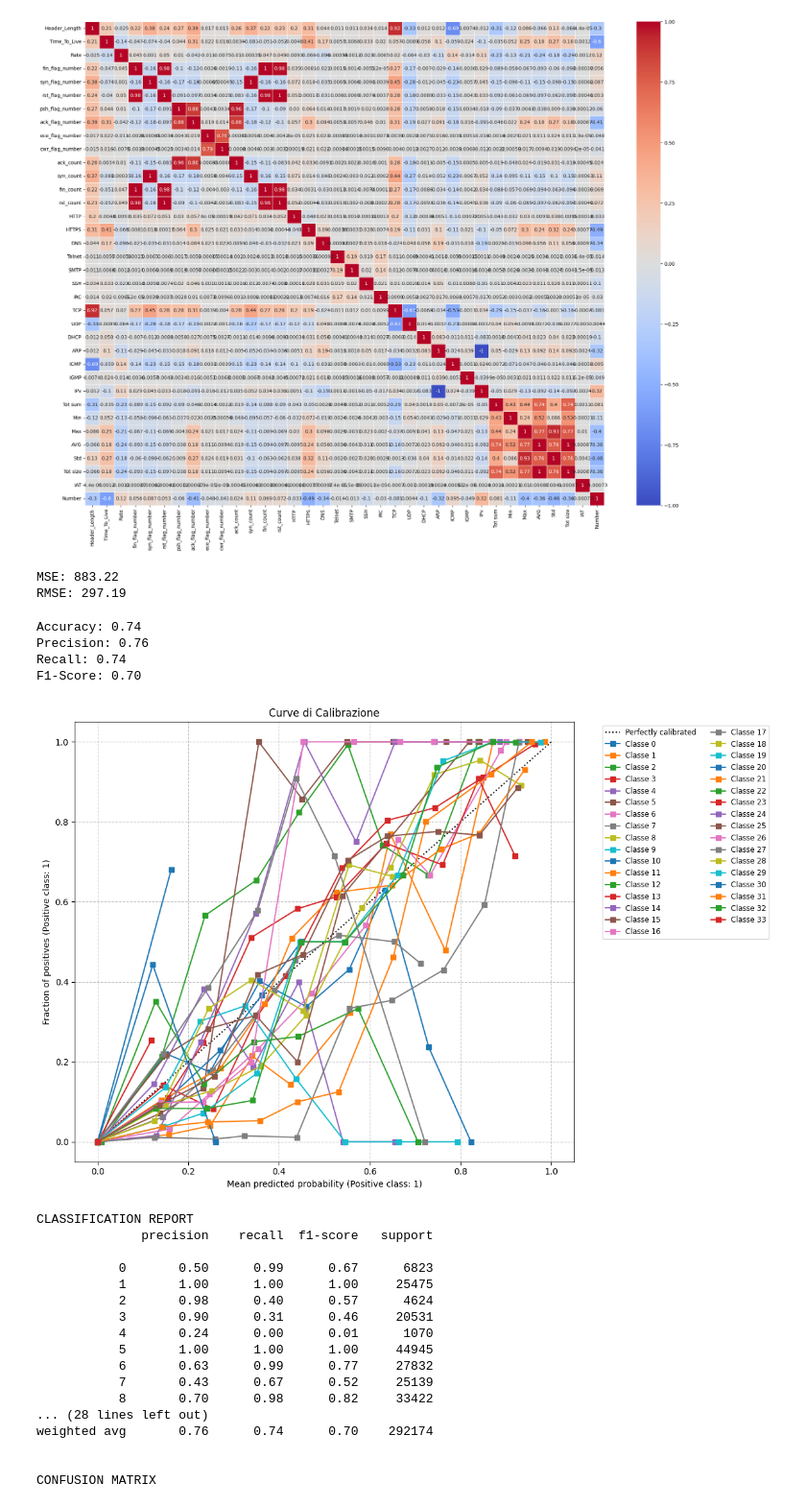
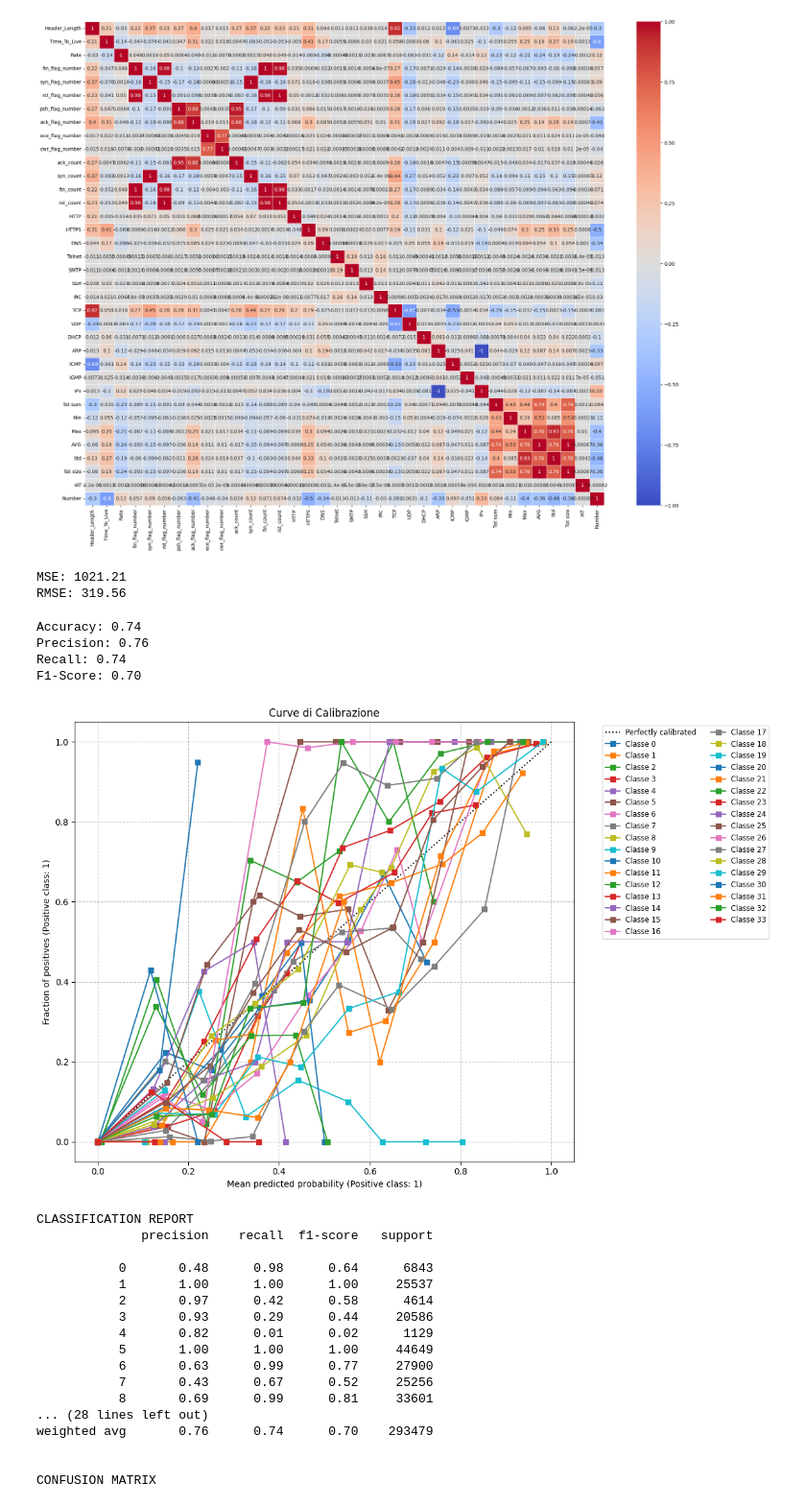
Before and after one commit to MattiaChiari/ML-Network-Traffic-Analysis, a Jupyter notebook: Py/index.ipynb, the cells around one changed output. Shown at 96% size. Cells and saved outputs as stored; diff of their text form; code cells hidden in the pictures.

```diff
--- a/Py/index.ipynb
+++ b/Py/index.ipynb
@@ -22,8 +22,9 @@ DATASET_DIRECTORY ="../Data/"
 
 df1 = pd.read_csv(os.path.join(DATASET_DIRECTORY, "Merged01.csv"))
 df2 = pd.read_csv(os.path.join(DATASET_DIRECTORY, "Merged02.csv"))
+df3 = pd.read_csv(os.path.join(DATASET_DIRECTORY, "Extra.csv"))
 
-df = pd.concat([df1, df2], axis=0, ignore_index=True)
+df = pd.concat([df1, df2, df3], axis=0, ignore_index=True)
 # %%
 # Da X_colums ho tolto le colonne che dallo studio svolto nel file study.ipynb sono risultate rumore
 # colonne tolte: Variance, LLC, Protocol Type, fin_count, syn_count, rst_count, ack_count e Tot Size
@@ -123,8 +125,8 @@ print(f"RMSE: {rmse*100:.2f}")
 # I valori numerici assegnati agli attacchi fungono da semplici etichette e non possiedono  alcun significato matematico o ordinale.
 # Concludo dicendo che, l'approccio regressivo è inefficace. Nelle sezioni successive il problema verrà affrontato utilizzando modelli differenti.
 # %% [output]
-MSE: 883.22
-RMSE: 297.19
+MSE: 1021.21
+RMSE: 319.56
 # %%
 
 #Logistic Regression
@@ -133,7 +135,7 @@ from sklearn.metrics import accuracy_score, precision_score, recall_score, f1_sc
 from sklearn.preprocessing import StandardScaler
 
 #from sklearn.preprocessing import RobustScaler
-X_train, X_test, y_train, y_test = train_test_split(X, y, test_size=0.2, random_state=42)
+X_train, X_test, y_train, y_test = train_test_split(X, y, test_size=0.2, random_state=42,stratify=y)
 
 # -- Oversampling e Undersampling --
 MAX_RIGHE = 15000
@@ -216,48 +218,50 @@ plt.figure(figsize=(15, 12))
 sns.heatmap(cm, annot=True,fmt='g', annot_kws={"size":7}, cmap='Blues',cbar=True)
 plt.title('Logistic Regression')
 plt.xlabel('Classe Predetta')
 plt.ylabel('Classe Reale')
 plt.show()
 
 #TEST
 # Prova con solver = saga e max_iter = 100, Risultati: Accuracy: 0.68, Precision: 0.73, Recall: 0.68, F1-Score: 0.68 T_esec 5:03 -- risultati dovuti al max_iter troppo basso, ma aumentandolo si allungherebbero di troppo i tempi di esecuzione
 # Prova con solver = lbfgs e max_iter = 500, Risutlati: Accuracy: 0.72, Precision: 0.75, Recall: 0.72, F1-Score: 0.71 T_esec : 5:26 -- risultati migliori grazie all'aumento delle iterazioni ma ancora tempi troppo lunghi per i risultati ottenuti
 # Prova con solver = lbfgs e max_iter = 500 ma rimuovendo C=1.0, Risutlati: Accuracy: 0.72, Precision: 0.75, Recall: 0.72, F1-Score: 0.71 T_esec : 5:28 -- risultati identici, non era la regolarizzazione a dare problemi
 # Prova con solver = lbfgs e max_iter = 500 ma utilizzando uno scaler dviverso (RobustScaler): Accuracy: 0.53, Precision: 0.57, Recall: 0.53, F1-Score: 0.51 -- Pessimo
 
 #OSSERVAZIONI
 # La logistic regression non raggiunge i livelli di accuratezza desiderati e soprattutto impega molto più tempo di altri modelli che arrivano a risultati migliori in meno tempo.
 # Aumentando il numero di iterazioni si potrebbe puntare ad ottenere risultati migliori ma a netto discapito delle tempistiche che sono gia eccessivamente lunghe.
 
 #TEST 2
 # Prova con solver = lbfgs e max_iter = 500 e aggiunta calibrazione con CalibratedClassifierCV Risultati: Accuracy: 0.73, Precision: 0.74, Recall: 0.73, F1-Score: 0.69 T_Esec: 9:54 -- Noto che con la calibrazione l'accuratezza è aumentata ma è diminuito drasticamente l'F1_score. Inoltre sono aumentati anche i tempi di esecuzione
 # L'analisi del grafico mostra una grave insabilità, in alucni casi il modello sottostima e in altri sovrastima. Dimostra che per alcune classi il nostro modello è molto performante ma per altre prorpio no. Unica nota positiva sembra overperformare quando la classe da indovinare è benigna.
 
 #Test 3
 # Aggiunto Oversampling e Undersampling Risultati: Accuracy: 0.74 Precision: 0.74 Recall: 0.74 F1-Score: 0.70 T_esec: 2:13 (MAX_RIGHE = 15000, MIN_RIGHE = 3000)
 # Applicando Oversampling e Undersampling l'accuratezza totale è aumentata di una percentuale ma la macroF1 è ancora molto bassa: 0.38
 
 # Dopo ver riaggiunto tre colonne: Header Lenght, psh_flag_number e rst_flag_number Risultati: Accuracy: 0.74 Precision: 0.76 Recall: 0.74 F1-Score: 0.70 macro avg: 0.41 T_esec: 1:10
+
+#Dopo aver aggiunto CSV extra e stratify=y nel traintest: Risultati:
 # %% [output]
 Accuracy: 0.74
 Precision: 0.76
 Recall: 0.74
 F1-Score: 0.70
-[figure, old version]
+[figure, new version]
 CLASSIFICATION REPORT
               precision    recall  f1-score   support
 
-           0       0.50      0.99      0.67      6823
-           1       1.00      1.00      1.00     25475
-           2       0.98      0.40      0.57      4624
-           3       0.90      0.31      0.46     20531
-           4       0.24      0.00      0.01      1070
-           5       1.00      1.00      1.00     44945
-           6       0.63      0.99      0.77     27832
-           7       0.43      0.67      0.52     25139
-           8       0.70      0.98      0.82     33422
+           0       0.48      0.98      0.64      6843
+           1       1.00      1.00      1.00     25537
+           2       0.97      0.42      0.58      4614
+           3       0.93      0.29      0.44     20586
+           4       0.82      0.01      0.02      1129
+           5       1.00      1.00      1.00     44649
+           6       0.63      0.99      0.77     27900
+           7       0.43      0.67      0.52     25256
+           8       0.69      0.99      0.81     33601
 ... (28 lines left out)
-weighted avg       0.76      0.74      0.70    292174
+weighted avg       0.76      0.74      0.70    293479
 
 
 CONFUSION MATRIX
```
Also changed, not shown: parts of 5 cells of this notebook, 2 other files.
